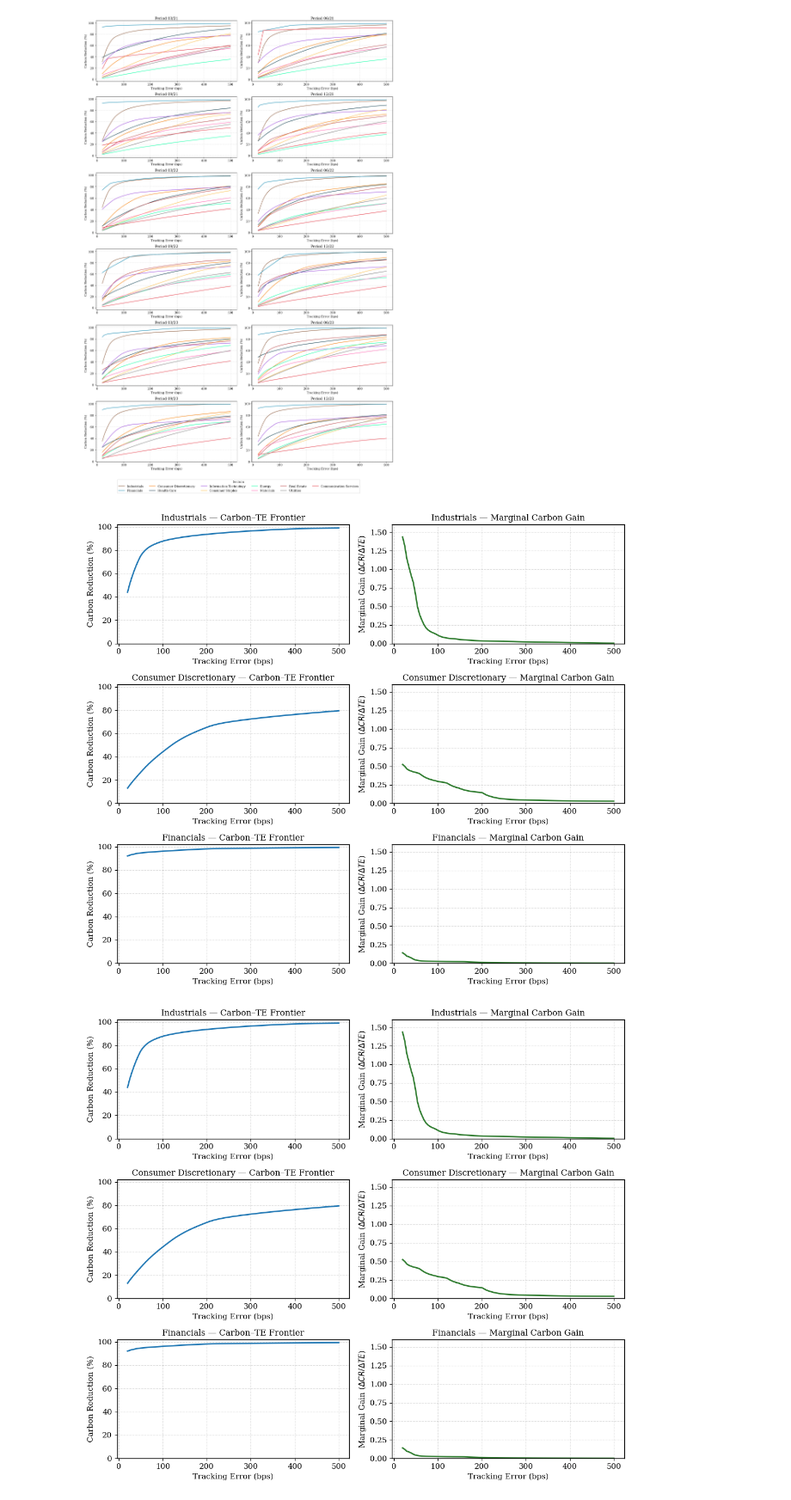
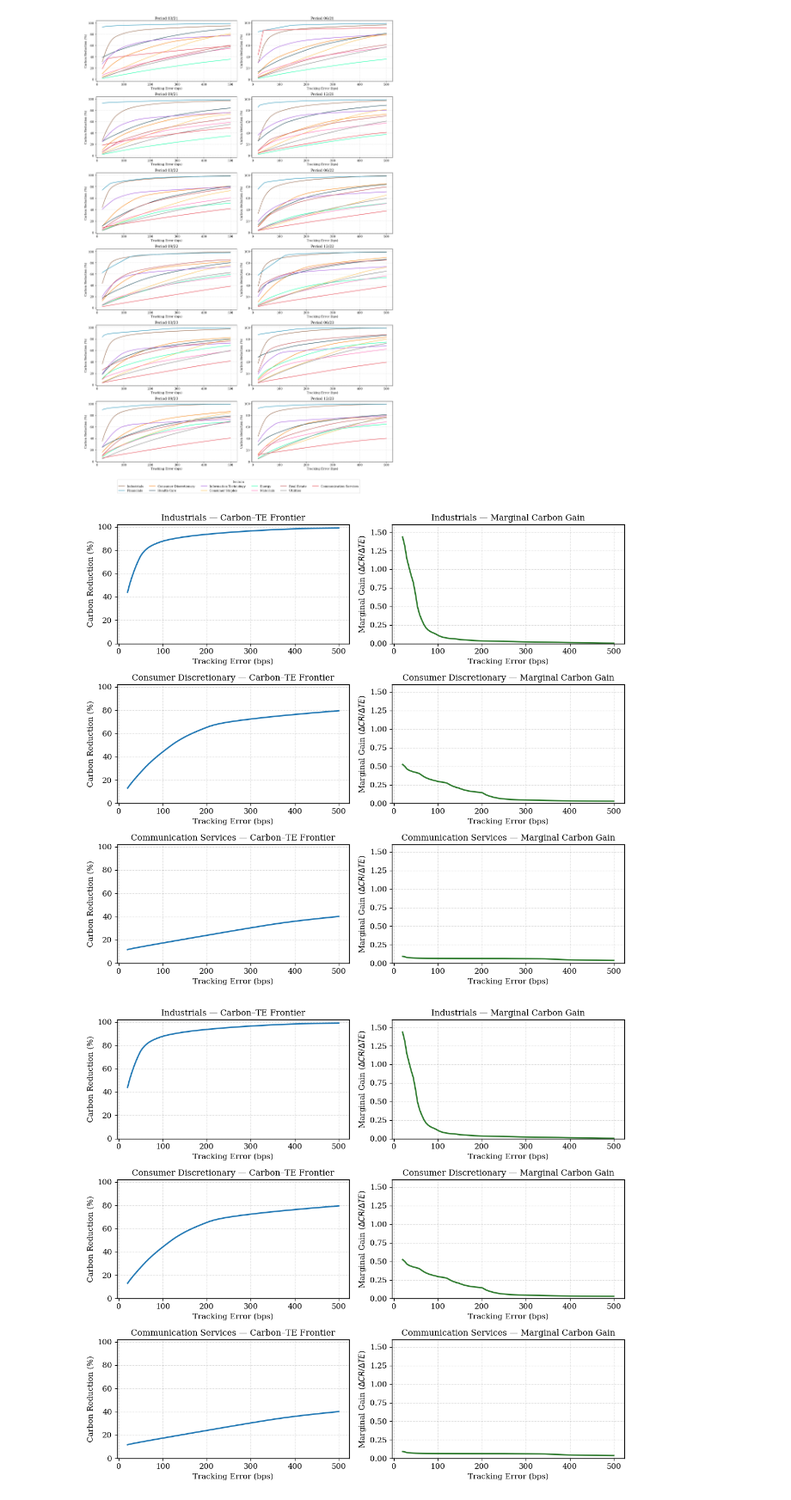
Before and after one commit to rebecca-di-francesco-bfh/sectoral-decarbonization, a Jupyter notebook: visualize_te_carbon_frontiers.ipynb, the cells around one changed output. Shown at 86% size. Cells and saved outputs as stored; diff of their text form; code cells hidden in the pictures.

Commit message:
Visualizing Communication Services instead of Financials

```diff
--- a/visualize_te_carbon_frontiers.ipynb
+++ b/visualize_te_carbon_frontiers.ipynb
@@ -12,7 +12,7 @@ plt.show()
 Figure saved to: results/te_carbon_frontiers_all_periods.pdf
 [figure]
 # %%
-plot_te_carbon_marginal_gains(sectors_to_plot= ['Industrials', 'Consumer Discretionary','Financials'], output_path="results/te_carbon_marginal_gains_last_period_academic.pdf",)
+plot_te_carbon_marginal_gains(sectors_to_plot= ['Industrials', 'Consumer Discretionary','Communication Services'], output_path="results/te_carbon_marginal_gains_last_period_academic.pdf",)
 # %% [output]
-[figure, old version]
+[figure, new version]
-[figure, old version]
+[figure, new version]
```
